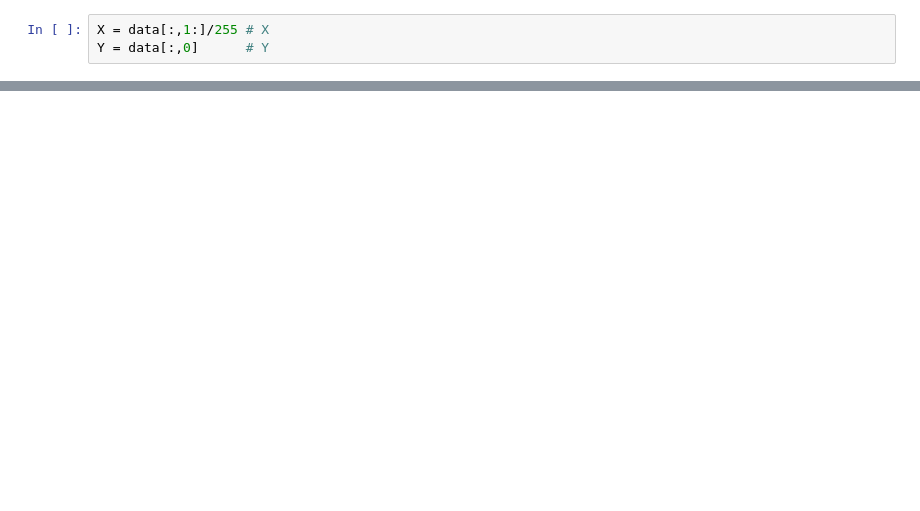
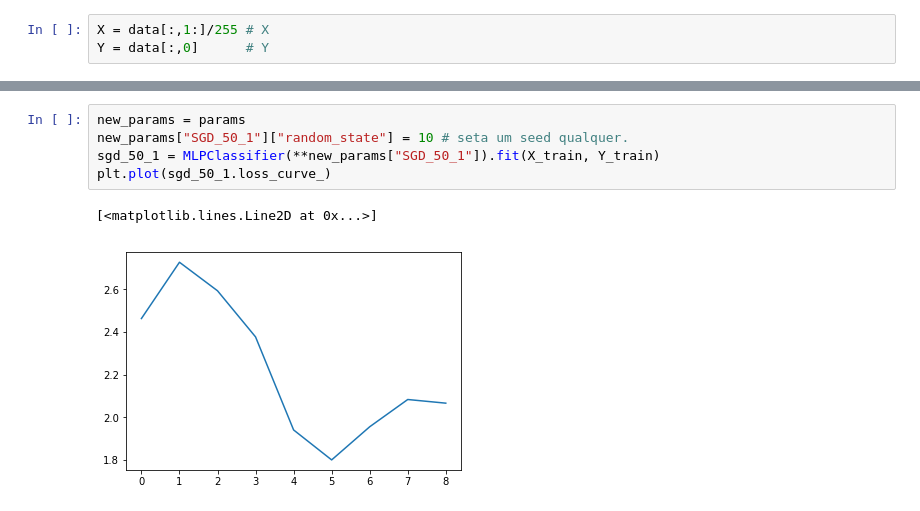
Before and after one commit to ausmauricio/ml-course, a Jupyter notebook: UFMG/ml1.ipynb, the cells around one changed output, grey strips where cells are left out. Drawn from its saved outputs; the diff is of its cells as text; blank space fills up the shorter version.

```diff
--- a/UFMG/ml1.ipynb
+++ b/UFMG/ml1.ipynb
@@ -22,0 +345,8 @@ plt.plot(ann.loss_curve_)
+# %%
+new_params = params
+new_params["SGD_50_1"]["random_state"] = 10 # seta um seed qualquer.
+sgd_50_1 = MLPClassifier(**new_params["SGD_50_1"]).fit(X_train, Y_train)
+plt.plot(sgd_50_1.loss_curve_)
+# %% [output]
+[<matplotlib.lines.Line2D at 0x...>]
+[figure, added]
```
Also changed, not shown: parts of 54 cells of this notebook.
